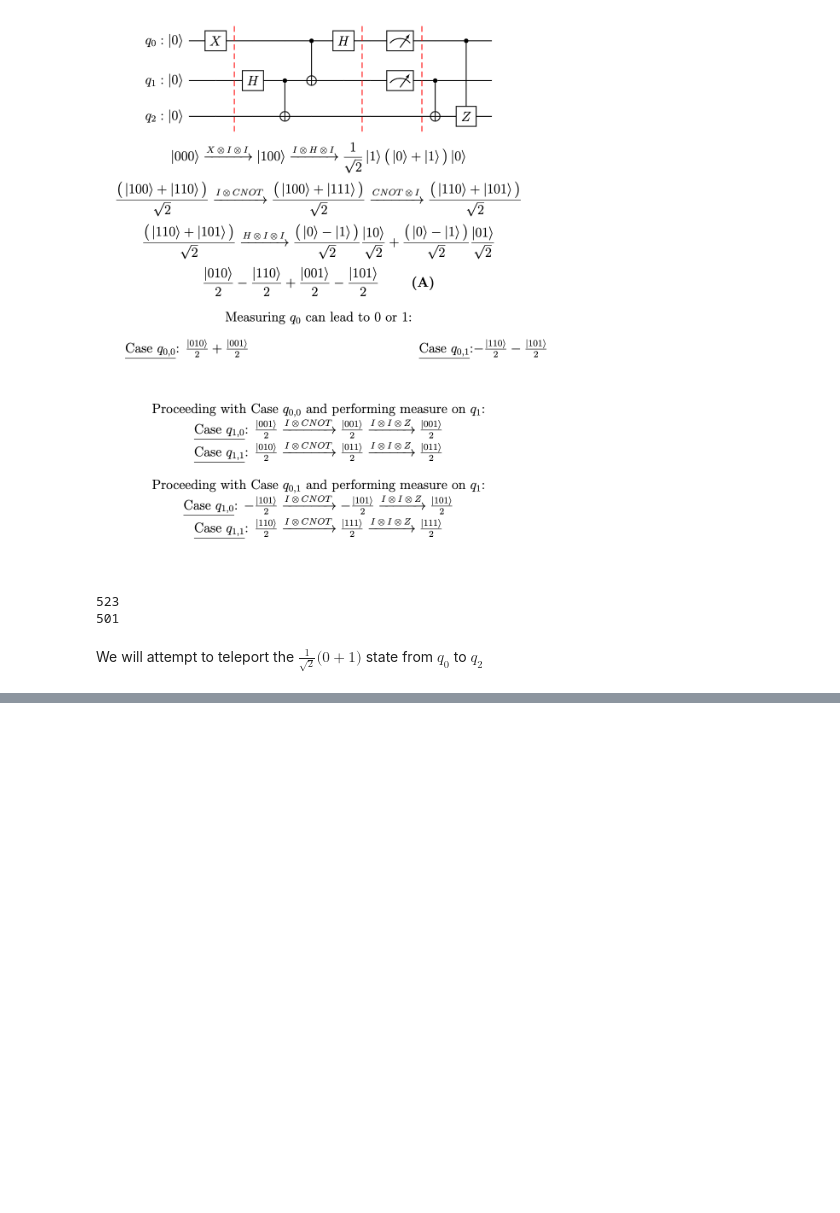
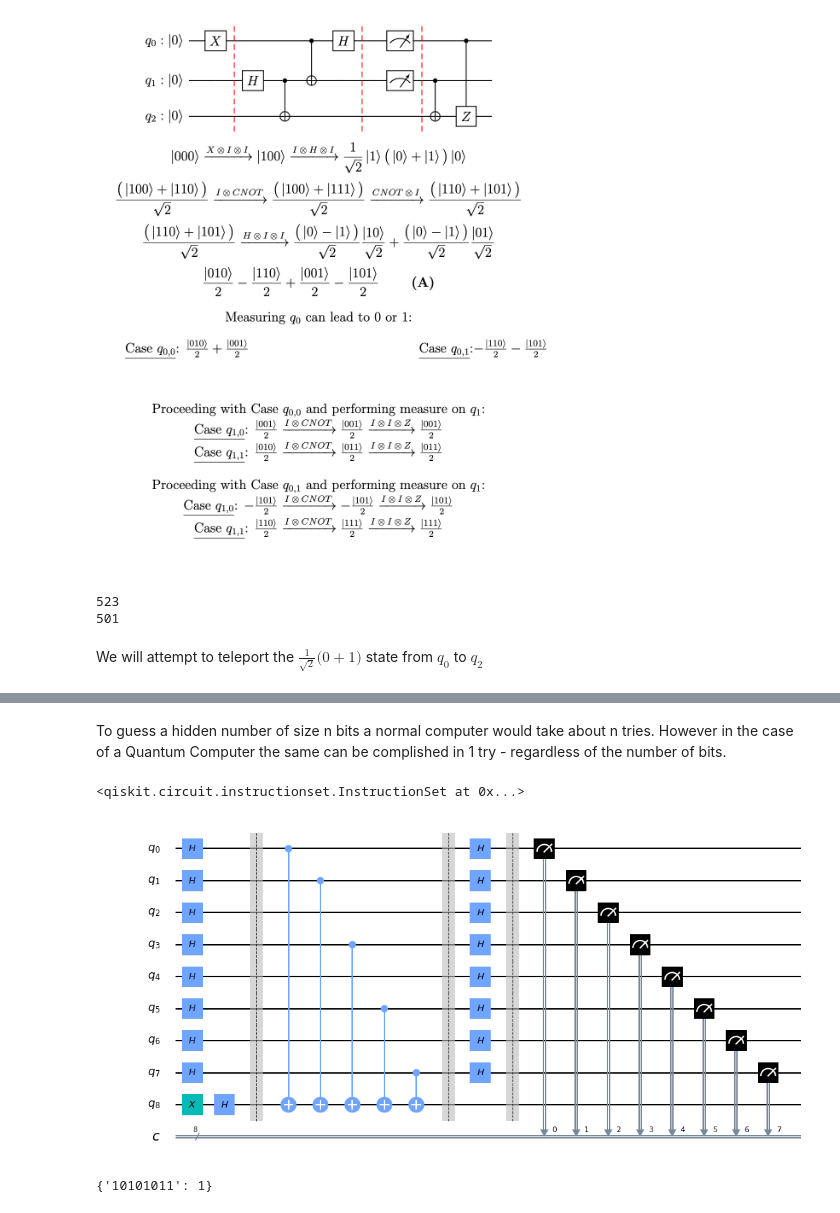
Before and after one commit to Husain0007/Qiskit-Quantum-Development, a Jupyter notebook: QiskitTutorial/Tutorial-Series1.ipynb, the cells around one changed output, grey strips where cells are left out. Saved outputs shown, nothing was run; the diff lists cells and outputs as text; code cells hidden in the pictures; blank space fills up the shorter version.

```diff
--- a/QiskitTutorial/Tutorial1.ipynb
+++ b/QiskitTutorial/Tutorial-Series1.ipynb
@@ -304,0 +309,2 @@ We will attempt to teleport the $\frac{1}{\sqrt{2}}\big(0+1\big)$ state from $q_
+# %% [markdown]
+To guess a hidden number of size n bits a normal computer would take about n tries. However in the case of a Quantum Computer the same can be complished in 1 try - regardless of the number of bits.
@@ -304,0 +316,36 @@ We will attempt to teleport the $\frac{1}{\sqrt{2}}\big(0+1\big)$ state from $q_
+# %%
+secretnumber ='10101011'
+# %%
+circuit = QuantumCircuit(len(secretnumber)+1, len(secretnumber))
+#circuit.h([0,1,2,3,4,5])
+circuit.h(range(len(secretnumber)))
+circuit.x(len(secretnumber))
+circuit.h(len(secretnumber))
+circuit.barrier()
+# Encoding the secret number
+# circuit.cx(5, 6)
+# circuit.cx(3, 6)
+# circuit.cx(0, 6)
+for ii, yesno in enumerate(reversed(secretnumber)):
+    if yesno == '1':
+        circuit.cx(ii, len(secretnumber))
+
+circuit.barrier()
+#circuit.h([0,1,2,3,4,5])
+circuit.h(range(len(secretnumber)))
+
+circuit.barrier()
+circuit.measure(range(len(secretnumber)), range(len(secretnumber)))
+# %% [output]
+<qiskit.circuit.instructionset.InstructionSet at 0x...>
+# %%
+circuit.draw(output='mpl')
+# %% [output]
+[figure, added]
+# %%
+simulator = Aer.get_backend('qasm_simulator')
+result = execute(circuit, backend = simulator, shots = 1).result()
+counts = result.get_counts()
+print(counts)
+# %% [output]
+{'10101011': 1}
```
Also changed, not shown: parts of 4 cells of this notebook.
